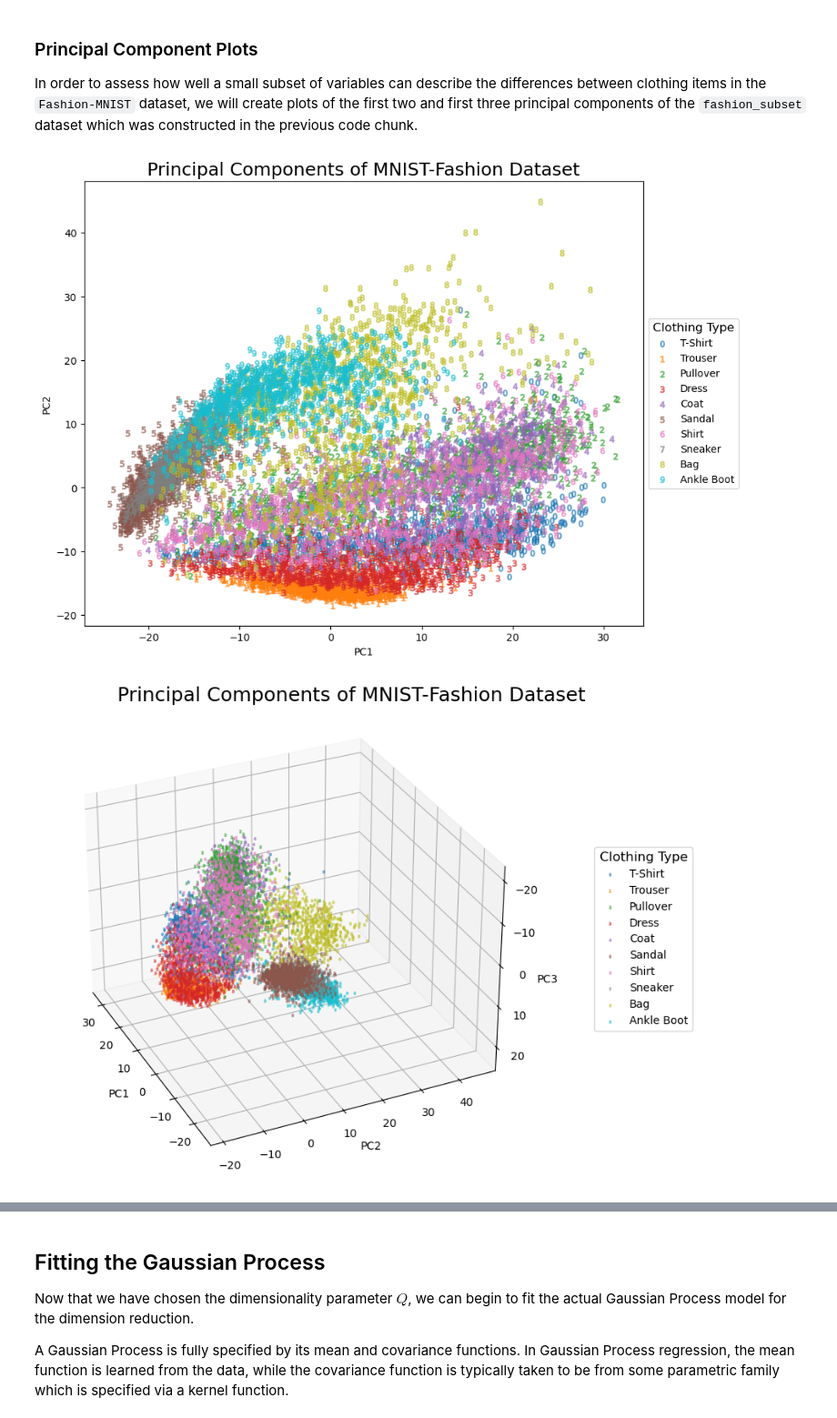
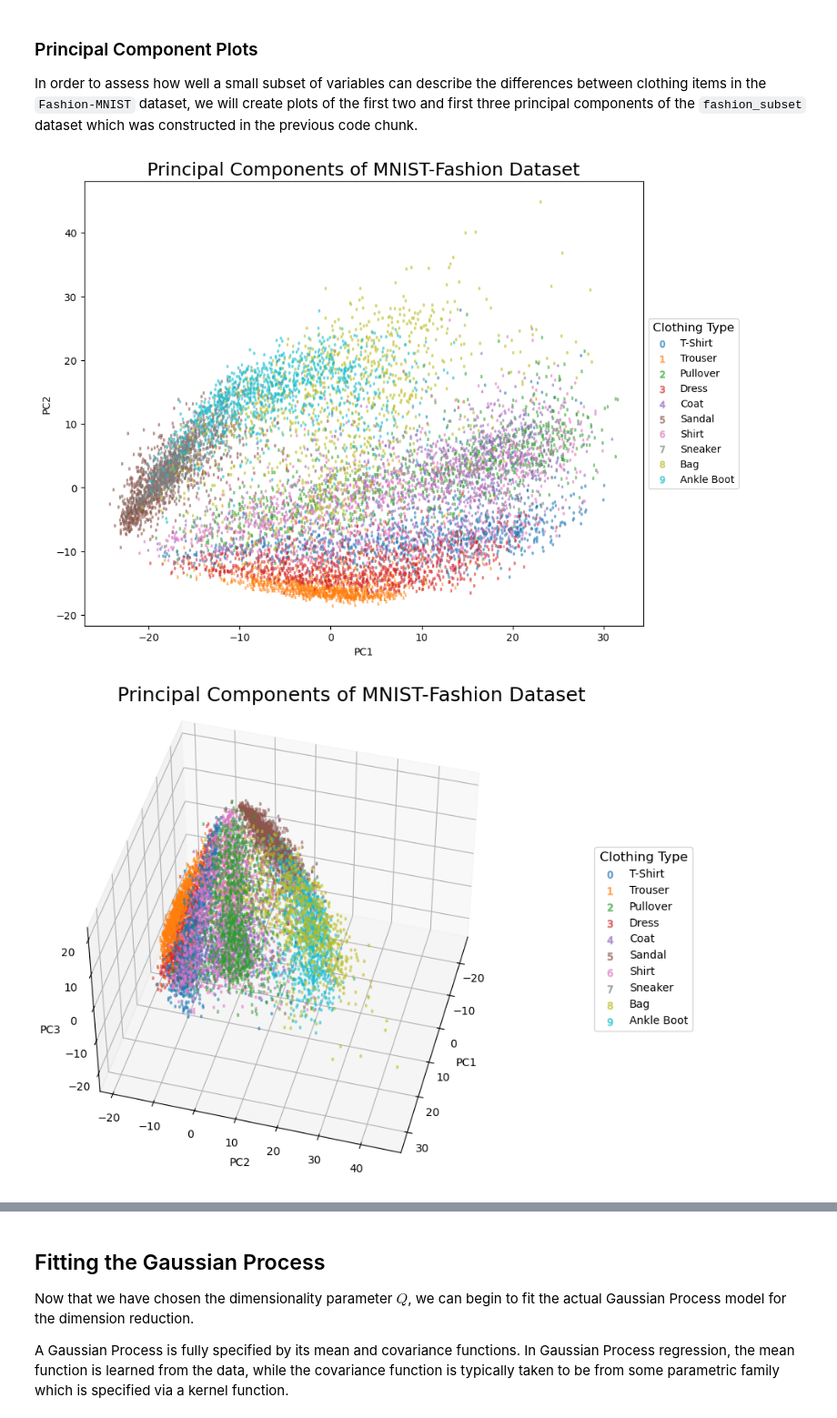
Before and after one commit to hotz1/STA2201-Final-Project, a Jupyter notebook: Code/GP-LVM.ipynb, the cells around one changed output, grey strips where cells are left out. Shown at 91% size. Cells and saved outputs as stored; diff of their text form; code cells hidden in the pictures.

```diff
--- a/Code/GP-LVM.ipynb
+++ b/Code/GP-LVM.ipynb
@@ -158,6 +164,7 @@ fashion_2d = PCA_2d.fit_transform(fashion_subset)
 PCA_3d = PCA(n_components = 3)
 fashion_3d = PCA_3d.fit_transform(fashion_subset)
 # %%
+%matplotlib inline
 colors = plt.cm.tab10(np.arange(10))
 
 # Create PCA plot for 2 dimensions
@@ -166,12 +173,13 @@ plt.figure(figsize = (10, 8))
 for c in range(10):
     class_index = (fashion_subset_labels == c)
     plt.scatter(
-        fashion_2d[class_index, 0],
-        fashion_2d[class_index, 1],
+        fashion_3d[class_index, 0],
+        fashion_3d[class_index, 1],
         marker = f"${c}$",
         color = colors[c],
         label = fashion_label_map[c],
-        alpha = 0.5
+        alpha = 0.5,
+        s = 5
     )
 
 plt.title("Principal Components of MNIST-Fashion Dataset", size = 18)
@@ -181,44 +189,48 @@ plt.legend(
     title = "Clothing Type",
     title_fontsize = "large",
     bbox_to_anchor = (1.0, 0.5),
-    loc = "center left")
-# plt.savefig("outputs/fashion-pca-2d.pdf", dpi = 150, bbox_inches = "tight")
+    loc = "center left",
+    markerscale = 3
+)
+plt.savefig("outputs/fashion-pca-2d.pdf", dpi = 150, bbox_inches = "tight")
 plt.show()
 # %% [output]
-[figure, old version]
+[figure, new version]
 # %%
 # Create interactive PCA plot for 3 dimensions
-# %matplotlib widget
+%matplotlib inline
 fig = plt.figure(figsize = (10, 8))
 ax = fig.add_subplot(111, projection = "3d")
 
 for c in range(10):
     class_index = (fashion_subset_labels == c)
     ax.scatter(
         fashion_3d[class_index, 0],
         fashion_3d[class_index, 1],
         fashion_3d[class_index, 2],
         marker = f"${c}$",
         label = fashion_label_map[c],
         alpha = 0.5,
         s = 5
     )
 
 ax.set_xlabel("PC1")
 ax.set_ylabel("PC2")
 ax.set_zlabel("PC3")
 plt.legend(
     title = "Clothing Type",
     title_fontsize = "large",
     bbox_to_anchor = (1.25, 0.5),
-    loc = "center")
-ax.view_init(elev = -150, azim = 25)
+    loc = "center",
+    markerscale = 3
+)
+ax.view_init(elev = 45, azim = 15)
 fig.suptitle(
     "Principal Components of MNIST-Fashion Dataset",
     size = 18,
     x = 0.6,
     y = 0.9)
-# plt.savefig("outputs/fashion-pca-3d.pdf", dpi = 150, bbox_inches = "tight")
+plt.savefig("outputs/fashion-pca-3d.pdf", dpi = 150, bbox_inches = "tight")
 plt.show()
 # %% [output]
-[figure, old version]
+[figure, new version]
```
Also changed, not shown: parts of 30 cells of this notebook, 2 other files.
